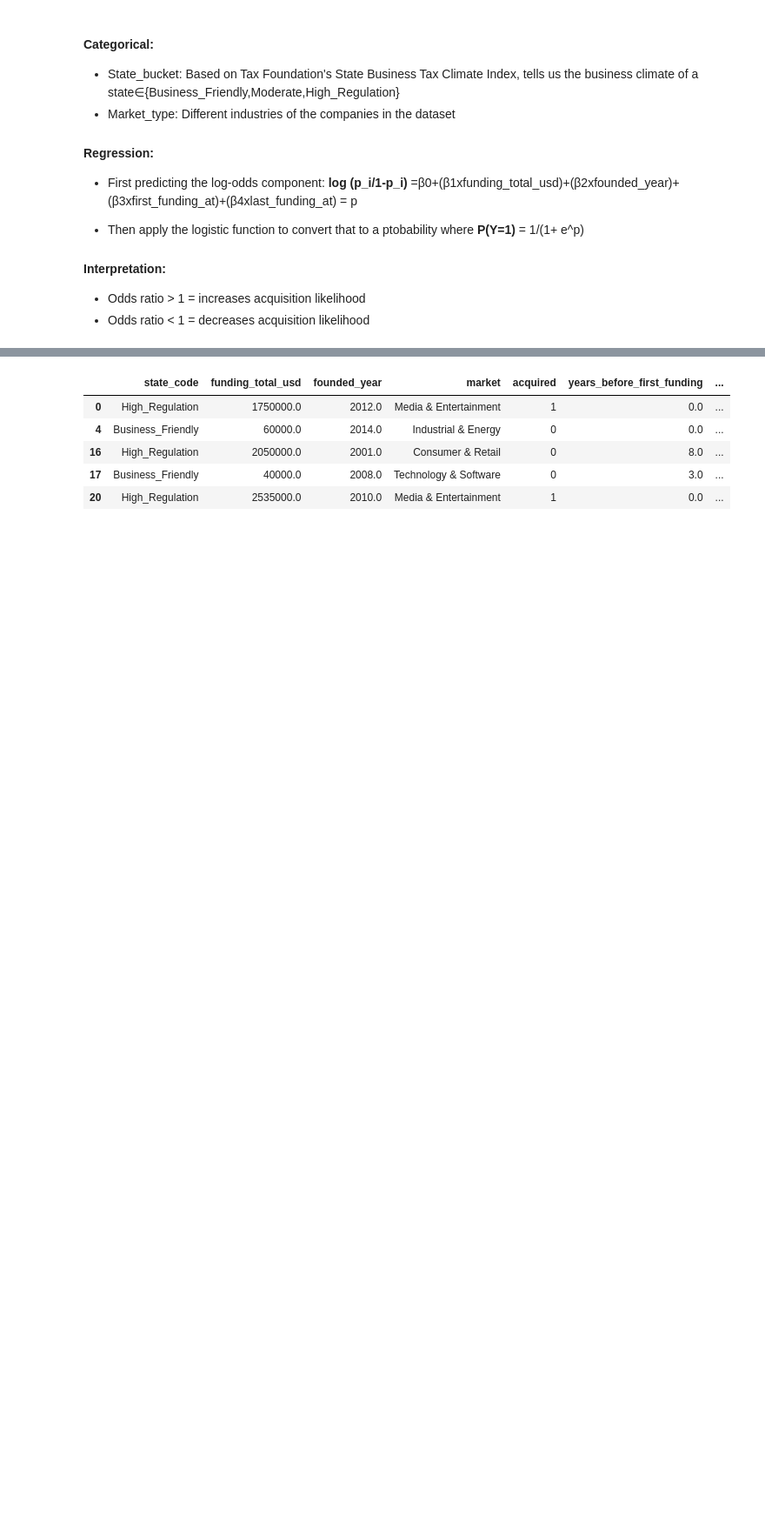
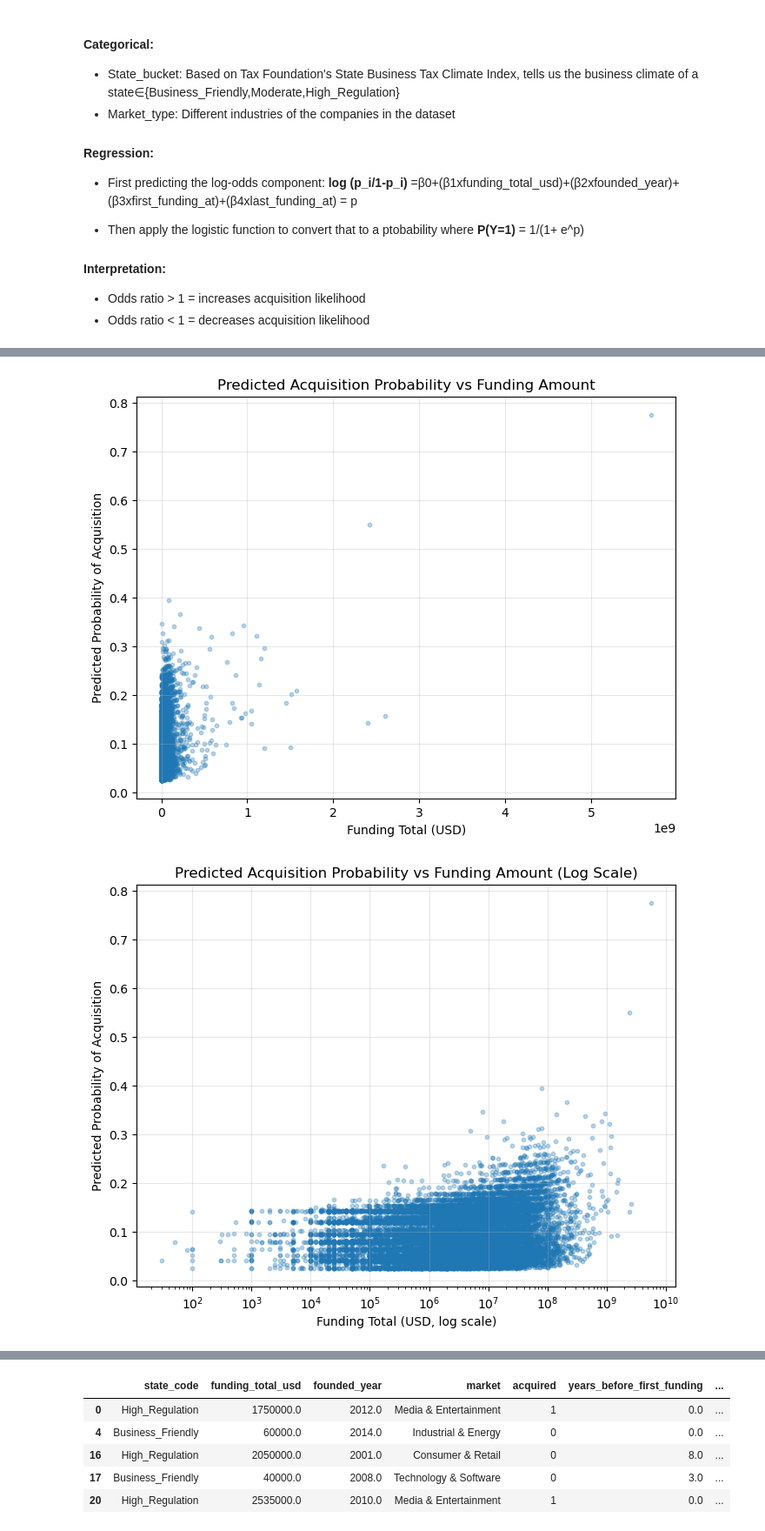
Before and after one commit to othmane-zizi-pro/logistic-regression-startup-exits, a Jupyter notebook: MGSC661 Startup Exits.ipynb, the cells around one changed output, grey strips where cells are left out. Shown at 87% size. Cells and saved outputs as stored; diff of their text form; code cells hidden in the pictures; blank space fills up the shorter version.

```diff
--- a/MGSC661 Startup Exits.ipynb
+++ b/MGSC661 Startup Exits.ipynb
@@ -73,7 +73,7 @@ from ISLP import confusion_table
 # %% [markdown]
 ## Reading Data
 # %%
-investments = pd.read_csv("investments_VC.csv", encoding="latin1",dtype={"funding_total_usd":"string"})
+investments = pd.read_csv("investments_VC1.csv", encoding="latin1",dtype={"funding_total_usd":"string"})
 investments.head()
 # %% [output]
 |  | permalink | name | homepage_url | category_list | market | funding_total_usd | status | country_code | ... |
@@ -1181,0 +948,42 @@ Accuracy: 0.903 | ROC-AUC: 0.656 | PR-AUC: 0.153
+# %%
+# Get predicted probabilities on the full dataset
+probs = result.predict(X_full)
+
+# Combine with your real data
+plot_df = pd.DataFrame({
+    'funding_total_usd': investments_clean['funding_total_usd'],
+    'pred_prob': probs
+})
+
+plt.figure(figsize=(8,6))
+plt.scatter(plot_df['funding_total_usd'], plot_df['pred_prob'],
+            alpha=0.3, s=10)
+
+plt.xlabel("Funding Total (USD)")
+plt.ylabel("Predicted Probability of Acquisition")
+plt.title("Predicted Acquisition Probability vs Funding Amount")
+plt.grid(alpha=0.3)
+plt.show()
+
+
+
+
+
+plt.figure(figsize=(8,6))
+plt.scatter(
+    plot_df['funding_total_usd'],
+    plot_df['pred_prob'],
+    alpha=0.3,
+    s=10
+)
+
+plt.xscale('log')  # <<--- log scale here
+
+plt.xlabel("Funding Total (USD, log scale)")
+plt.ylabel("Predicted Probability of Acquisition")
+plt.title("Predicted Acquisition Probability vs Funding Amount (Log Scale)")
+plt.grid(alpha=0.3)
+plt.show()
+# %% [output]
+[figure, added]
+[figure, added]
```
Also changed, not shown: parts of 63 cells of this notebook.
